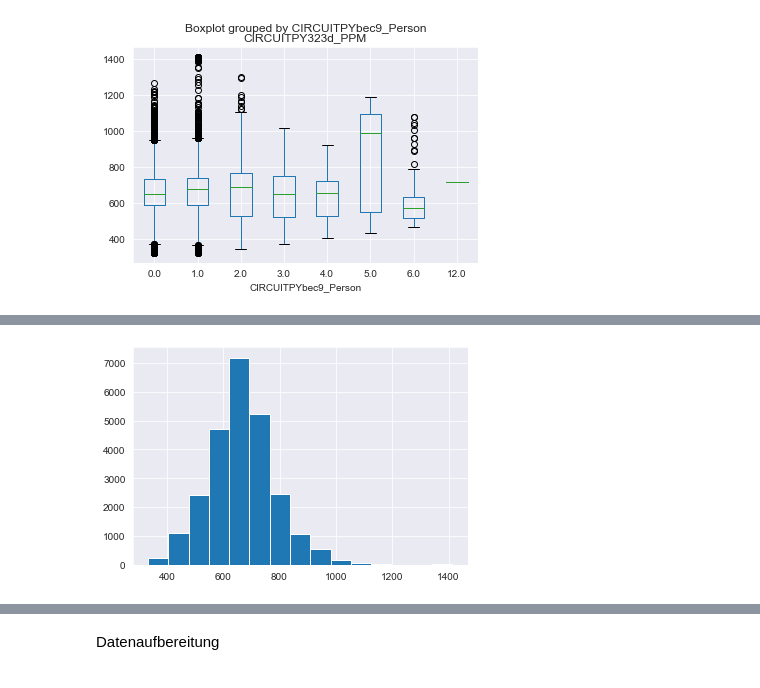
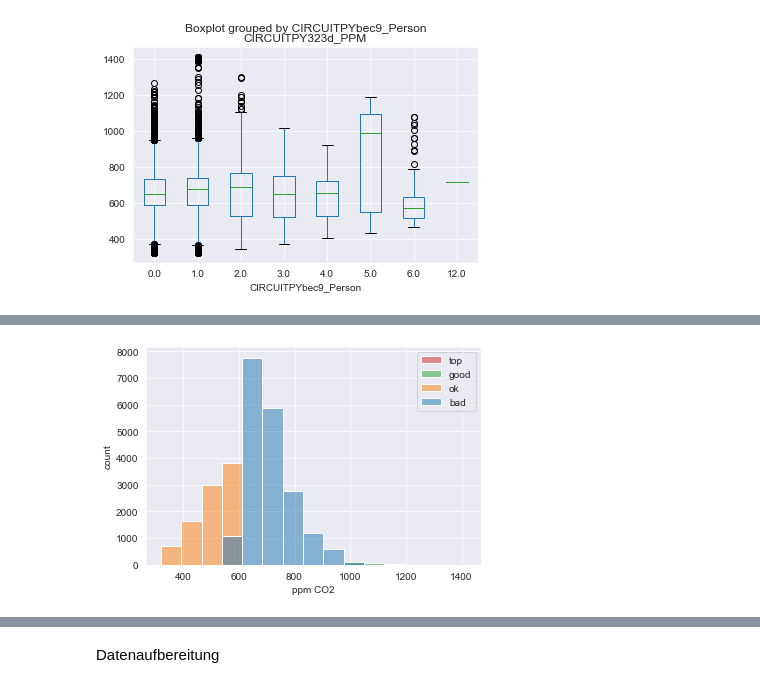
Before and after one commit to nicolarohner1337/smartclassroom, a Jupyter notebook: analyse/analyse.ipynb, the cells around one changed output, grey strips where cells are left out. Cells and saved outputs as stored; diff of their text form; code cells hidden in the pictures.

Commit message:
histogramm ppm, correlationsplot

```diff
--- a/analyse/analyse.ipynb
+++ b/analyse/analyse.ipynb
@@ -86,11 +86,6 @@ df_pivot.head(30)
 | 2022-03-24 16:29:00+00:00 | 733.600000 | 26.333333 | 27.866667 | NaN | NaN |
 | 2022-03-24 16:30:00+00:00 | 824.800000 | 26.400000 | 28.533333 | NaN | NaN |
 | 2022-03-24 16:31:00+00:00 | 850.350000 | 26.400000 | 29.050000 | NaN | NaN |
-# %%
-#neue Variable die die Luftqualität Quantitativ einordnet
-df_pivot['air_quality'] =np.where(df_pivot['CIRCUITPY323d_PPM']>600, 'good',
-                   np.where(df_pivot['CIRCUITPY323d_PPM']>1000, 'ok',
-                   np.where(df_pivot['CIRCUITPY323d_PPM']>1400, 'bad', 'top')))
 # %%
 #select specific time window
 df_timewindow = df_pivot.loc['2022-04-15 00:00:00':'2022-05-04 23:59:00']
@@ -134,6 +128,11 @@ imputer = IterativeImputer(missing_values=np.nan)
 df_timewindow_clean.CIRCUITPY323d_PPM = df_timewindow_clean.CIRCUITPY323d_PPM.interpolate(method='pchip')
 df_timewindow_clean.CIRCUITPY323d_C = df_timewindow_clean.CIRCUITPY323d_C.interpolate(method='pchip')
 df_timewindow_clean["CIRCUITPY323d_%"] = df_timewindow_clean["CIRCUITPY323d_%"].interpolate(method='pchip')
+# %%
+#neue Variable die die Luftqualität Quantitativ einordnet
+df_timewindow_clean['air_quality'] =np.where(df_timewindow_clean['CIRCUITPY323d_PPM']<600, 'top',
+                   np.where(df_timewindow_clean['CIRCUITPY323d_PPM']<1000, 'good',
+                   np.where(df_timewindow_clean['CIRCUITPY323d_PPM']<1400, 'ok', 'bad')))
 # %%
 #Distribution of PPM values original vs imputed
 f, axs = plt.subplots(1,2, figsize=(12,9), gridspec_kw=dict(width_ratios=[15,10]))
@@ -280,18 +273,21 @@ df_timewindow_clean.boxplot(column='CIRCUITPY323d_PPM',by='CIRCUITPYbec9_Person'
 [figure]
 # %%
 # group PPM in 100 bins
-df_timewindow_clean_0['CIRCUITPY323d_PPM'].hist(bins=15)
+sns.histplot(bins=15, hue='air_quality', data=df_timewindow_clean, x='CIRCUITPY323d_PPM')
+plt.xlabel('ppm CO2')
+plt.ylabel('count')
+plt.legend(["top", "good", "ok", "bad"])
 
 #what is the median person in those bins
 df_timewindow_clean_0.groupby('CIRCUITPYbec9_Person').median()
 # %% [output]
 |  | CIRCUITPY323d_PPM | CIRCUITPY323d_C | CIRCUITPY323d_% | CIRCUITPY825a_Window |
 | CIRCUITPYbec9_Person |  |  |  |  |
 | 0.0 | 658.000000 | 25.600000 | 43.000000 | 0.0 |
 | 1.0 | 681.050000 | 25.800000 | 41.300000 | 0.0 |
 | 2.0 | 750.251763 | 25.900000 | 41.500000 | 0.0 |
 | 3.0 | 698.250000 | 25.900000 | 40.600000 | 0.0 |
 | 4.0 | 661.900000 | 25.900000 | 42.500000 | 0.0 |
 | 5.0 | 1067.000000 | 27.400000 | 45.400000 | 0.0 |
 | 6.0 | 569.891766 | 26.199745 | 37.644875 | 0.0 |
-[figure, old version]
+[figure, new version]
```
Also changed, not shown: parts of 4 cells of this notebook.
